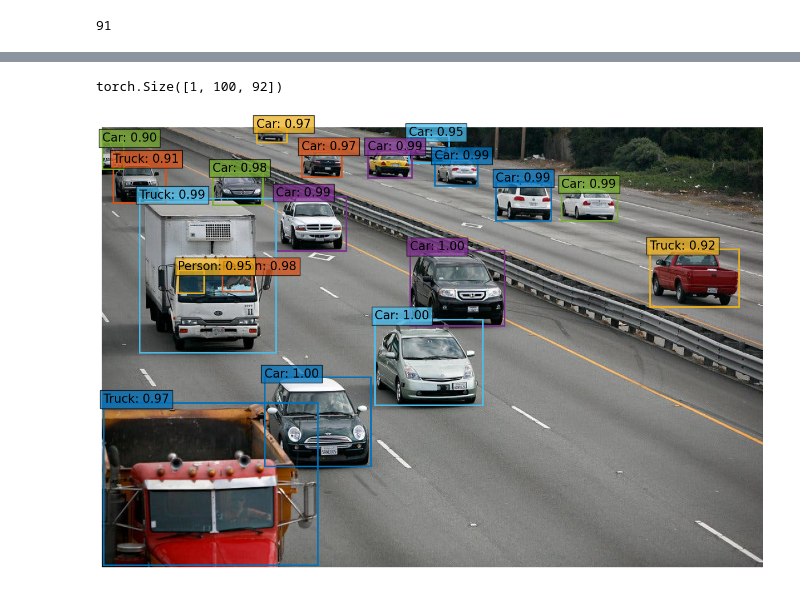
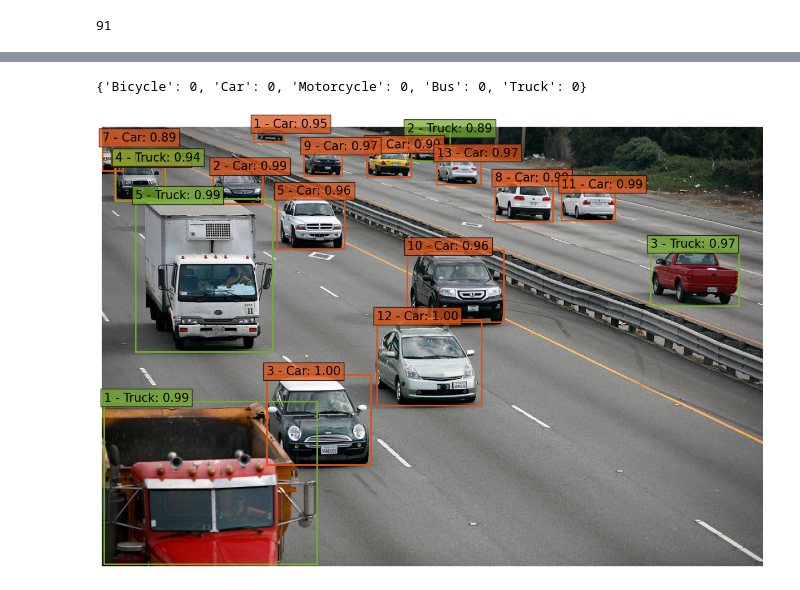
Before and after one commit to apolanco3225/Car-Detection-Counting, a Jupyter notebook: notebooks/DETR_Object_Detection.ipynb, the cells around one changed output, grey strips where cells are left out. Drawn from its saved outputs; the diff is of its cells as text; code cells hidden in the pictures.

Commit message:
update detector to count vehicles

```diff
--- a/notebooks/DETR_Object_Detection.ipynb
+++ b/notebooks/DETR_Object_Detection.ipynb
@@ -61,0 +87,7 @@ len(CLASSES)
+# %%
+detection_counter = {}
+
+for label in project_detection_labels:
+    detection_counter[label] = 0
+
+print(detection_counter)
@@ -62,3 +120,12 @@ len(CLASSES)
+# %%
+detection_counter = {}
+
+for label in project_detection_labels:
+    detection_counter[label] = 0
+
+print(detection_counter)
+# %% [output]
+{'Bicycle': 0, 'Car': 0, 'Motorcycle': 0, 'Bus': 0, 'Truck': 0}
 # %%
 # Get coordinates (x0, y0, x1, y0) from model output (x, y, w, h)
 def get_box_coords(boxes):
@@ -71,11 +138,11 @@ def get_box_coords(boxes):
 # Scale box from [0,1] x [0,1] to [0, width] x [0, height]
 def scale_boxes(output_box, width, height):
   box_coords = get_box_coords(output_box)
-  scale_tensor = torch.Tensor([width, height, width, height]).to(torch.cuda.current_device())
+  scale_tensor = torch.Tensor([width, height, width, height]).to(device)
   return box_coords * scale_tensor
 # %%
 def detect(im, model, transform):
-    device = torch.cuda.current_device()
+
     width = im.size[0]
     height = im.size[1]
     # mean-std normalize the input image (batch-size: 1)
@@ -103,23 +170,46 @@ output=model(img_tensor.unsqueeze(0).to(torch.cuda.current_device()))
-# %%
-output['pred_logits'].size()
-# %% [output]
-torch.Size([1, 100, 92])
 # %%
-def plot_results(pil_img, prob, boxes,labels=True):
+def annotate_detected_vehicles(pil_img, prob, boxes,labels=True):
+
     plt.figure(figsize=(16,10))
     plt.imshow(pil_img)
+
     ax = plt.gca()
-    for prob, (x0, y0, x1, y1), color in zip(prob, boxes.tolist(), COLORS * 100):
+
+    labels_counter = detection_counter.copy()
+
+    for prob, (x0, y0, x1, y1) in zip(prob, boxes.tolist()):
+
+        index_class = prob.argmax()
+        index_class = int(index_class)
+
+        class_label = CLASSES[index_class]
+        prediction_proba = prob[index_class]
+
+        if index_class not in project_index_labels:
+           continue
+
+        color = color_labels_dict[class_label]
+
         ax.add_patch(plt.Rectangle((x0, y0), x1 - x0, y1 - y0,
                                    fill=False, color=color, linewidth=2))
-        cl = prob.argmax()
-        text = f'{CLASSES[cl]}: {prob[cl]:0.2f}'
+
+
+        labels_counter[class_label] += 1
+        counter_value = labels_counter[class_label]
+
+        text = f'{counter_value} - {class_label}: {prediction_proba:0.2f}'
+
         if labels:
           ax.text(x0, y0, text, fontsize=15,
                 bbox=dict(facecolor=color, alpha=0.75))
     plt.axis('off')
-    plt.show()
+    plt.savefig(
+       'annotated_image.png',
+       bbox_inches='tight'
+    )
+    return labels_counter
+
+
+output_count = annotate_detected_vehicles(im, probs, bboxes)
+# %% [output]
+[figure, added]
-# %%
-plot_results(im, probs, bboxes)
-# %% [output]
-[figure, removed]
```
Also changed, not shown: parts of 8 cells of this notebook.
